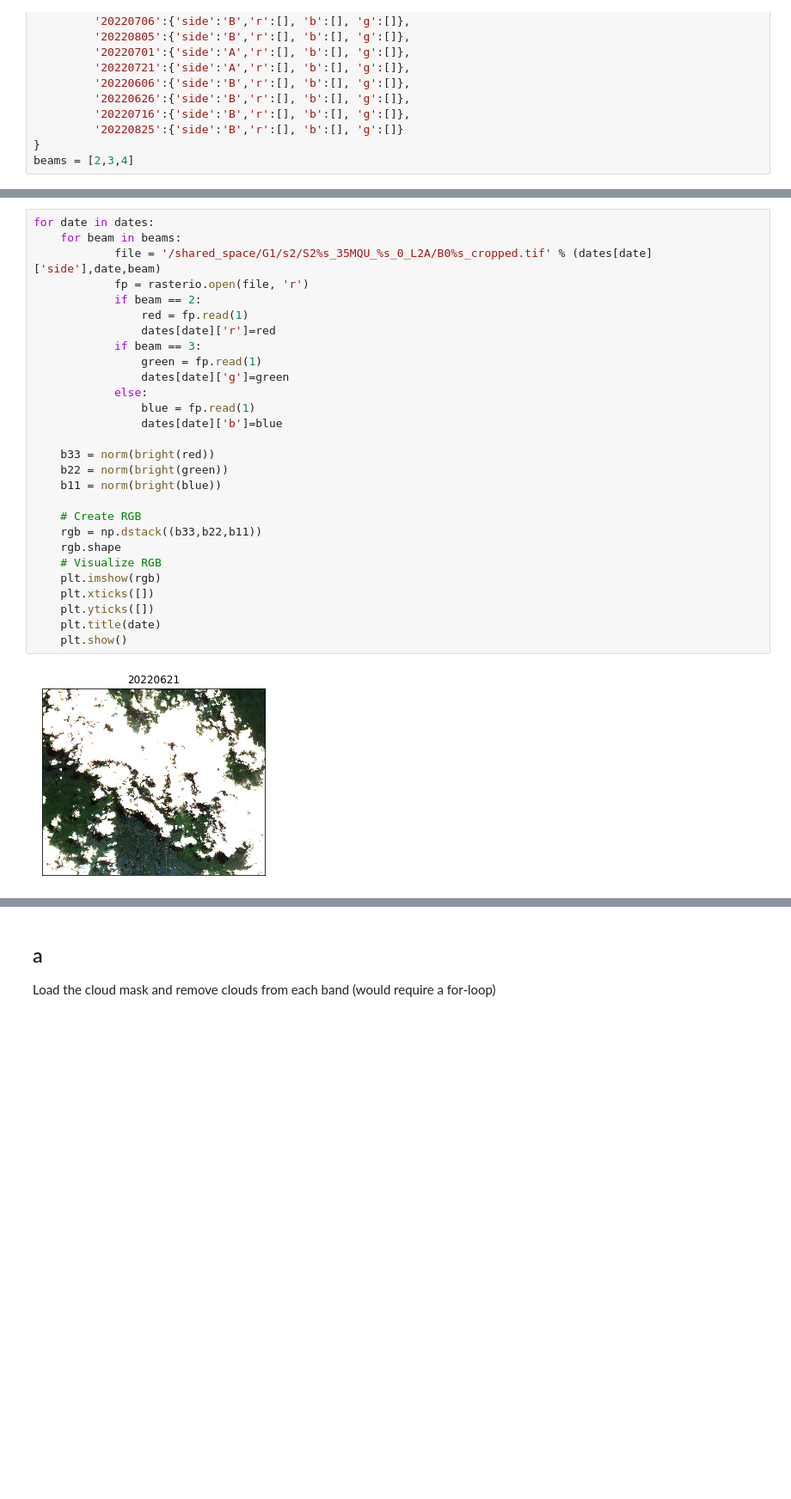
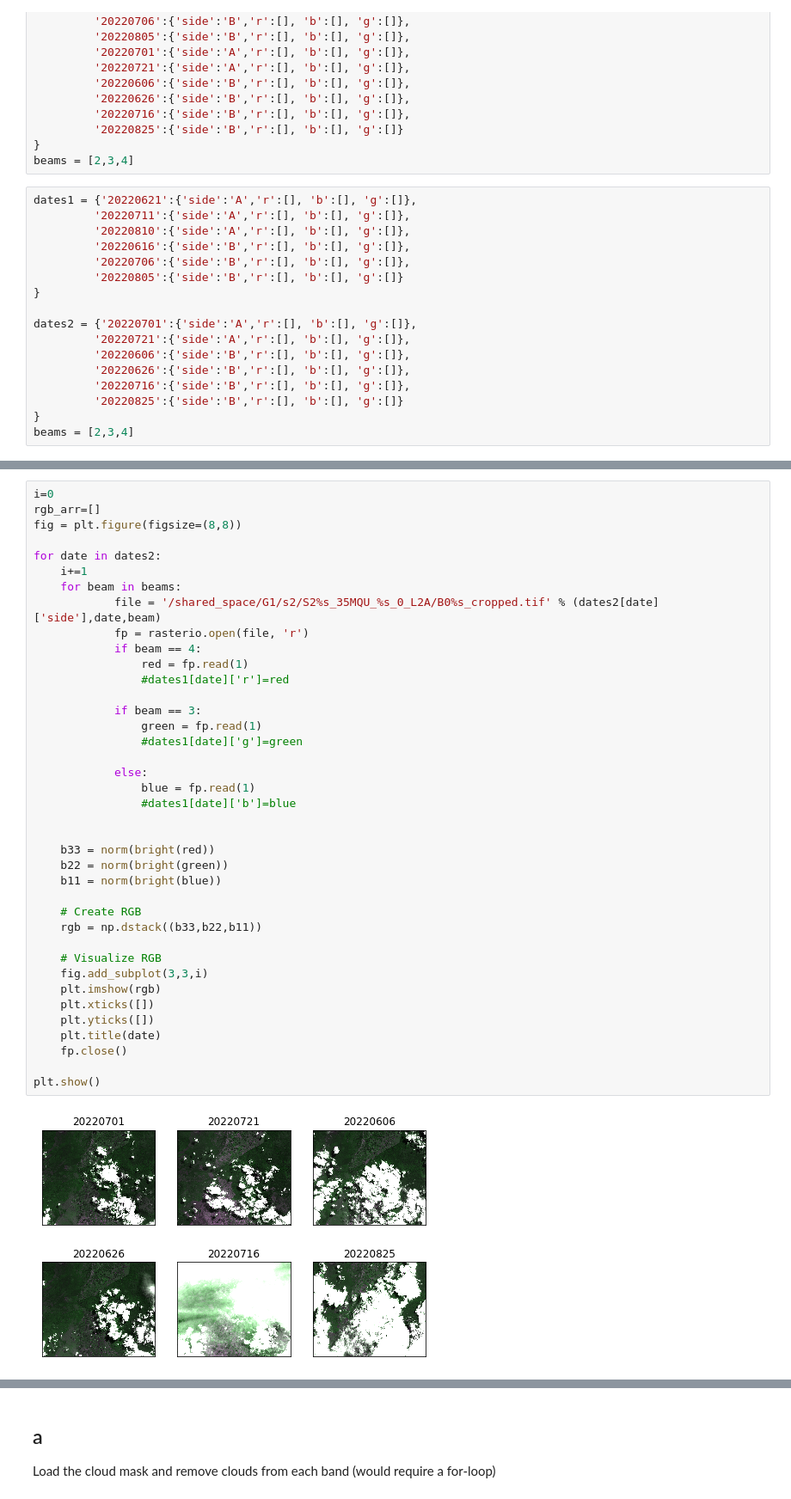
Before and after one commit to caseyslaught/duke-esda-forest-project, a Jupyter notebook: EK_proj.ipynb, the cells around one changed output, grey strips where cells are left out. Shown at 86% size. Drawn from its saved outputs; the diff is of its cells as text; blank space fills up the shorter version.

```diff
--- a/EK_proj.ipynb
+++ b/EK_proj.ipynb
@@ -176,3 +198,20 @@ dates = {'20220621':{'side':'A','r':[], 'b':[], 'g':[]},
          '20220825':{'side':'B','r':[], 'b':[], 'g':[]}
 }
 beams = [2,3,4]
+# %%
+dates1 = {'20220621':{'side':'A','r':[], 'b':[], 'g':[]},
+         '20220711':{'side':'A','r':[], 'b':[], 'g':[]},
+         '20220810':{'side':'A','r':[], 'b':[], 'g':[]},
+         '20220616':{'side':'B','r':[], 'b':[], 'g':[]},
+         '20220706':{'side':'B','r':[], 'b':[], 'g':[]},
+         '20220805':{'side':'B','r':[], 'b':[], 'g':[]}
+}
+
+dates2 = {'20220701':{'side':'A','r':[], 'b':[], 'g':[]},
+         '20220721':{'side':'A','r':[], 'b':[], 'g':[]},
+         '20220606':{'side':'B','r':[], 'b':[], 'g':[]},
+         '20220626':{'side':'B','r':[], 'b':[], 'g':[]},
+         '20220716':{'side':'B','r':[], 'b':[], 'g':[]},
+         '20220825':{'side':'B','r':[], 'b':[], 'g':[]}
+}
+beams = [2,3,4]
@@ -193,30 +270,41 @@ for date in dates:
 # %%
-for date in dates:
+i=0
+rgb_arr=[]
+fig = plt.figure(figsize=(8,8))
+
+for date in dates2:
+    i+=1
     for beam in beams:
-            file = '/shared_space/G1/s2/S2%s_35MQU_%s_0_L2A/B0%s_cropped.tif' % (dates[date]['side'],date,beam)
+            file = '/shared_space/G1/s2/S2%s_35MQU_%s_0_L2A/B0%s_cropped.tif' % (dates2[date]['side'],date,beam)
             fp = rasterio.open(file, 'r')
-            if beam == 2:
+            if beam == 4:
                 red = fp.read(1)
-                dates[date]['r']=red
+                #dates1[date]['r']=red
+
             if beam == 3:
                 green = fp.read(1)
-                dates[date]['g']=green
+                #dates1[date]['g']=green
+
             else:
                 blue = fp.read(1)
-                dates[date]['b']=blue
+                #dates1[date]['b']=blue
+
 
     b33 = norm(bright(red))
     b22 = norm(bright(green))
     b11 = norm(bright(blue))
 
     # Create RGB
     rgb = np.dstack((b33,b22,b11))
-    rgb.shape
+
     # Visualize RGB
+    fig.add_subplot(3,3,i)
     plt.imshow(rgb)
     plt.xticks([])
     plt.yticks([])
     plt.title(date)
-    plt.show()
+    fp.close()
+
+plt.show()
 # %% [output]
-[figure, old version]
+[figure, new version]
```
Also changed, not shown: parts of 15 cells of this notebook.
